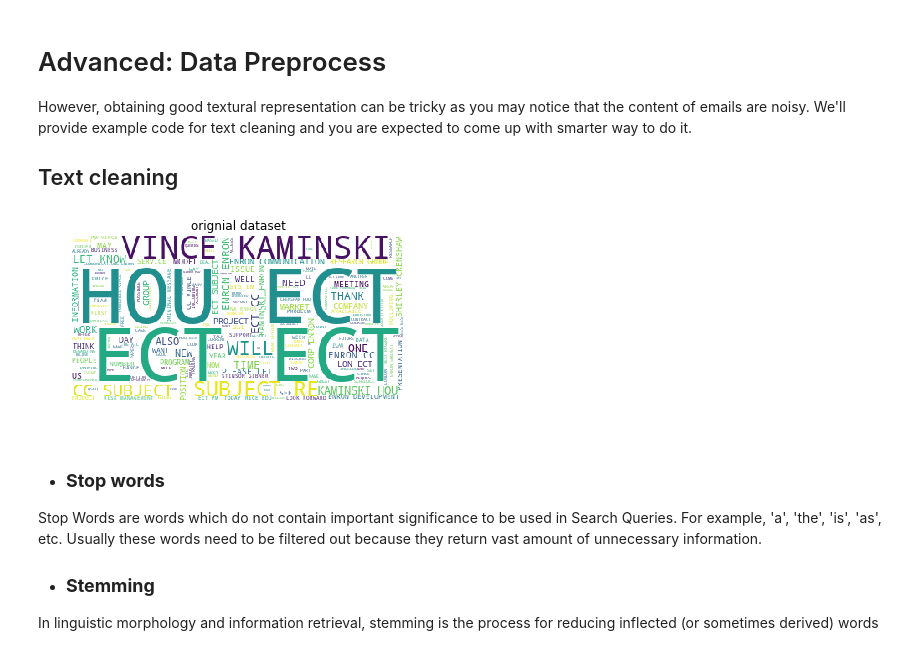
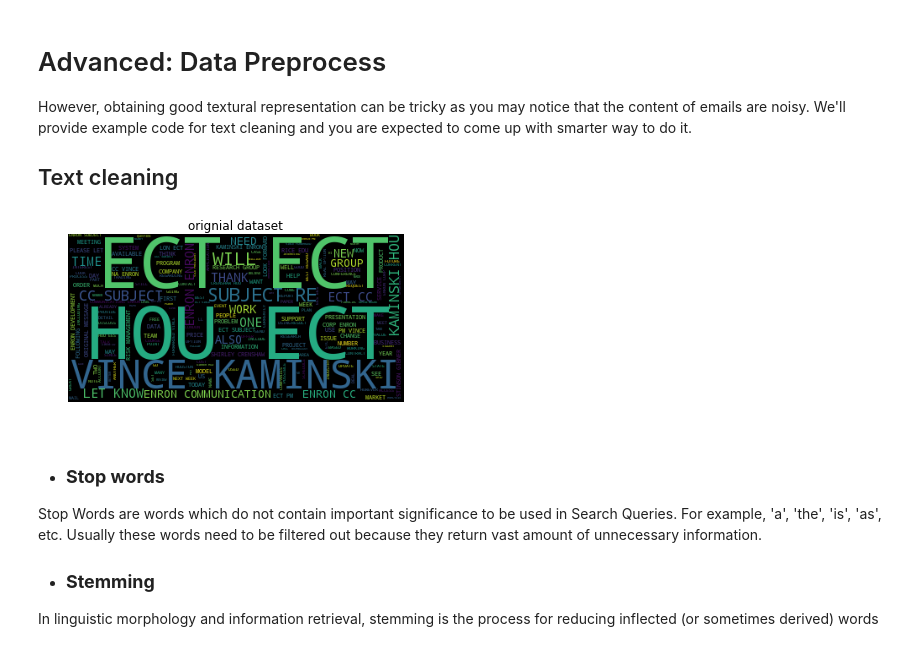
Before and after one commit to Kriandir/Applied_Machine, a Jupyter notebook: startup.release.ipynb, the cells around one changed output. Drawn from its saved outputs; the diff is of its cells as text; code cells hidden in the pictures.

```diff
--- a/startup.release.ipynb
+++ b/startup.release.ipynb
@@ -275,20 +281,21 @@ We'll provide example code for text cleaning and you are expected to come up wit
 # %%
 import matplotlib.pyplot as plt
 %matplotlib inline
 
+# Om dit te runnen heb je de wordcloud module nodig.. als je op linux zit gewoon pip install wordcloud
 from wordcloud import WordCloud
 
 def wordcloud(dataframe, title=None):
-    wordcloud = WordCloud(background_color="white").generate(" ".join([i for i in dataframe.str.upper()]))
+    wordcloud = WordCloud(background_color="black").generate(" ".join([i for i in dataframe.str.upper()]))
     plt.imshow(wordcloud)
     plt.axis("off")
     if title is not None:
         plt.title(title)
 
 # show the word cloud of orignial dataset.
 wordcloud(df['text'], 'orignial dataset')
 # %% [output]
-[figure, old version]
+[figure, new version]
 # %% [markdown]
 - ### **Stop words**
  Stop Words are words which do not contain important significance to be used in Search Queries. For example, 'a', 'the', 'is', 'as', etc. Usually these words need to be filtered out because they return vast amount of unnecessary information.
```
Also changed, not shown: parts of 7 cells of this notebook, 3 other files.
